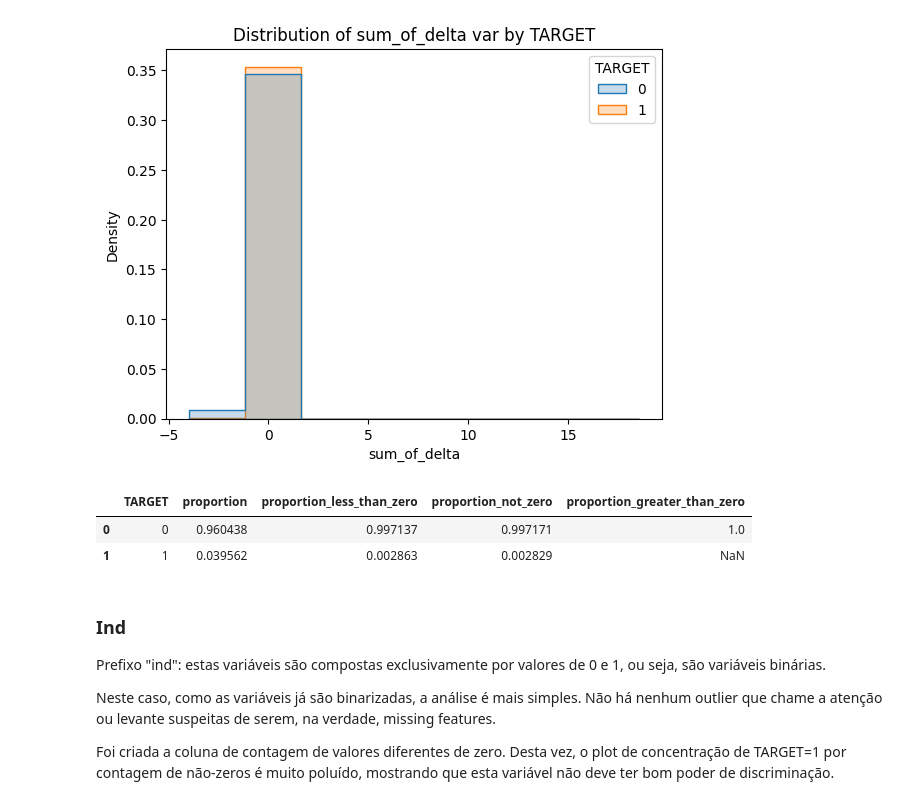
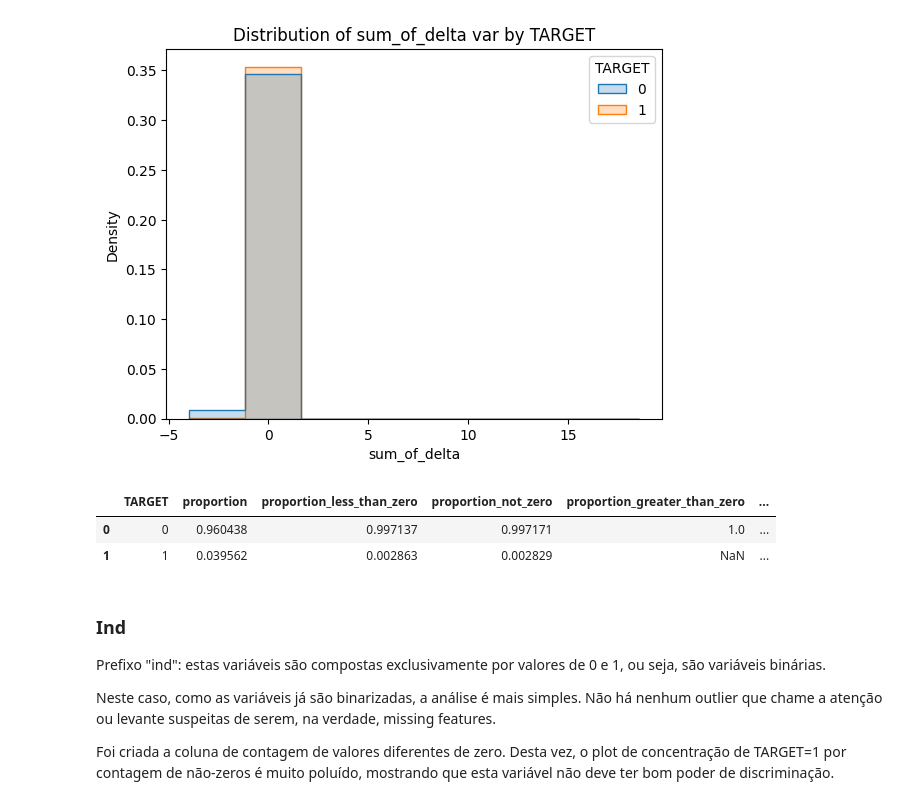
Before and after one commit to FelipeViacava/data-masters-case, a Jupyter notebook: 01-eda.ipynb, the cells around one changed output. Saved outputs shown, nothing was run; the diff lists cells and outputs as text; code cells hidden in the pictures.

```diff
--- a/01-eda.ipynb
+++ b/01-eda.ipynb
@@ -485,36 +485,66 @@ df["TARGET"] \
             df \
                 [df["sum_of_delta"]<0] \
                 ["TARGET"] \
                 .value_counts(normalize=True) \
                 .reset_index(),
             how="left",
             on="TARGET",
             suffixes=("", "_less_than_zero")
         ) \
         .merge(
             df \
                 [df["sum_of_delta"]!=0] \
                 ["TARGET"] \
                 .value_counts(normalize=True) \
                 .reset_index(),
             how="left",
             on="TARGET",
             suffixes=("", "_not_zero")
         ) \
         .merge(
             df \
                 [df["sum_of_delta"]>0] \
                 ["TARGET"] \
                 .value_counts(normalize=True) \
                 .reset_index(),
             how="left",
             on="TARGET",
             suffixes=("", "_greater_than_zero")
+        ) \
+        .merge(
+            df \
+                [df["sum_of_delta"]==0] \
+                ["TARGET"] \
+                .value_counts(normalize=True) \
+                .reset_index(),
+            how="left",
+            on="TARGET",
+            suffixes=("", "_eual_to_zero")
+        ) \
+        .merge(
+            df \
+                [df["sum_of_delta"].isna()] \
+                ["TARGET"] \
+                .value_counts(normalize=True) \
+                .reset_index(),
+            how="left",
+            on="TARGET",
+            suffixes=("", "_none")
+        ) \
+        .merge(
+            df \
+                [df["sum_of_delta"].notna()] \
+                ["TARGET"] \
+                .value_counts(normalize=True) \
+                .reset_index(),
+            how="left",
+            on="TARGET",
+            suffixes=("", "_not_none")
         )
 # %% [output]
-|  | TARGET | proportion | proportion_less_than_zero | proportion_not_zero | proportion_greater_than_zero |
-| 0 | 0 | 0.960438 | 0.997137 | 0.997171 | 1.0 |
-| 1 | 1 | 0.039562 | 0.002863 | 0.002829 | NaN |
+|  | TARGET | proportion | proportion_less_than_zero | proportion_not_zero | proportion_greater_than_zero | ... |
+| 0 | 0 | 0.960438 | 0.997137 | 0.997171 | 1.0 | ... |
+| 1 | 1 | 0.039562 | 0.002863 | 0.002829 | NaN | ... |
 # %% [markdown]
 ### Ind
 
```
